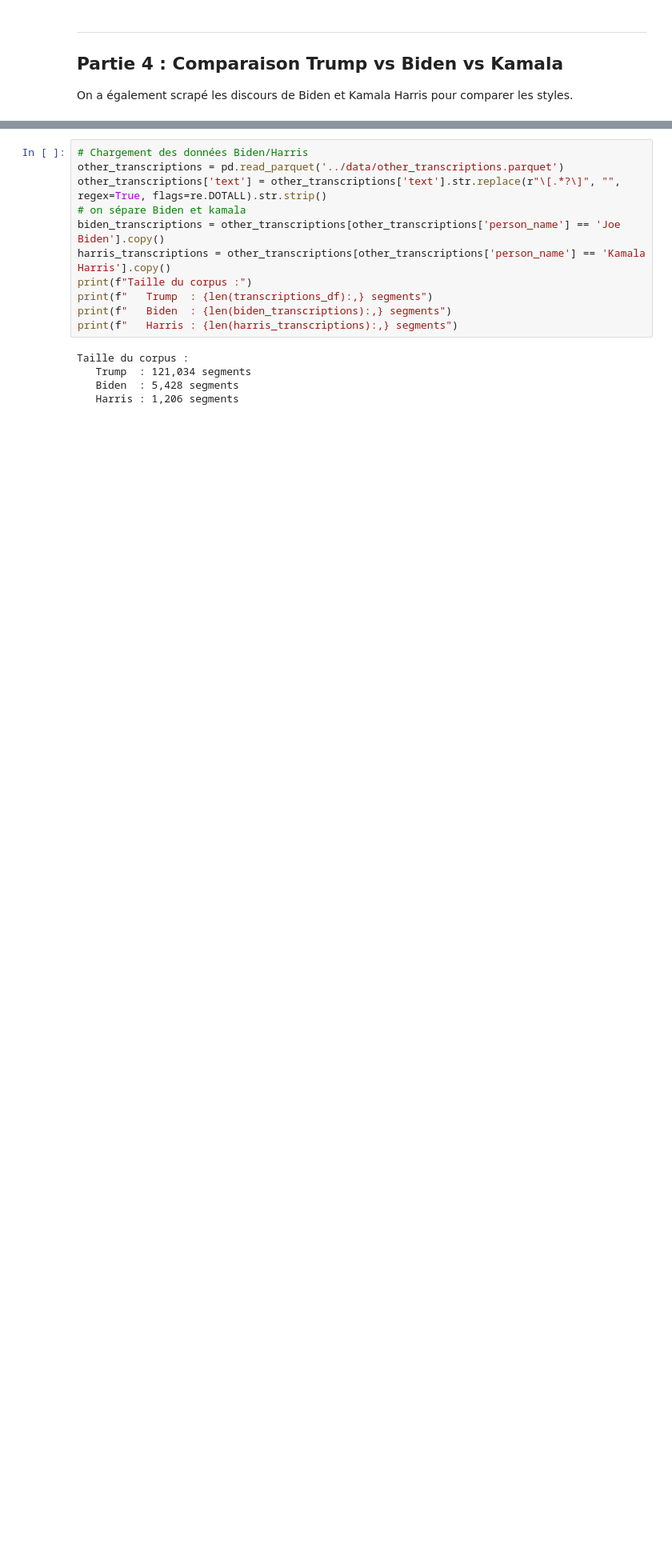
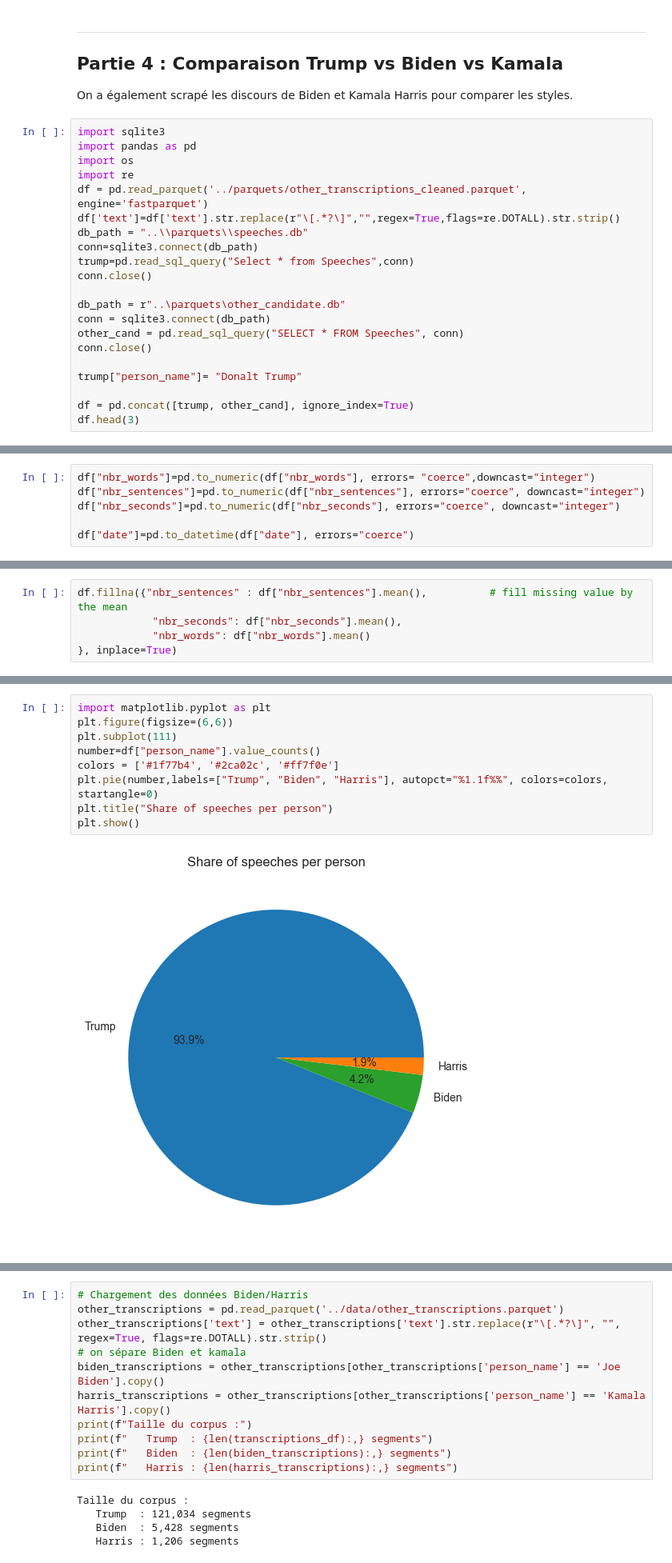
Before and after one commit to NgrimaldiN/Getting-in-Trump-s-Head, a Jupyter notebook: _RENDU FINAL/Final_Notebook.ipynb, the cells around one changed output, grey strips where cells are left out. Shown at 80% size. Drawn from its saved outputs; the diff is of its cells as text; blank space fills up the shorter version.

```diff
--- a/_RENDU FINAL/Final_Notebook.ipynb
+++ b/_RENDU FINAL/Final_Notebook.ipynb
@@ -397,3 +460,24 @@ plt.show()
 ## Partie 4 : Comparaison Trump vs Biden vs Kamala
 
 On a également scrapé les discours de Biden et Kamala Harris pour comparer les styles.
+# %%
+import sqlite3
+import pandas as pd
+import os
+import re
+df = pd.read_parquet('../parquets/other_transcriptions_cleaned.parquet', engine='fastparquet')
+df['text']=df['text'].str.replace(r"\[.*?\]","",regex=True,flags=re.DOTALL).str.strip()
+db_path = "..\\parquets\\speeches.db"
+conn=sqlite3.connect(db_path)
+trump=pd.read_sql_query("Select * from Speeches",conn)
+conn.close()
+
+db_path = r"..\parquets\other_candidate.db"
+conn = sqlite3.connect(db_path)
+other_cand = pd.read_sql_query("SELECT * FROM Speeches", conn)
+conn.close()
+
+trump["person_name"]= "Donalt Trump"
+
+df = pd.concat([trump, other_cand], ignore_index=True)
+df.head(3)
@@ -399,0 +491,6 @@ On a également scrapé les discours de Biden et Kamala Harris pour comparer les
+# %%
+df["nbr_words"]=pd.to_numeric(df["nbr_words"], errors= "coerce",downcast="integer")
+df["nbr_sentences"]=pd.to_numeric(df["nbr_sentences"], errors="coerce", downcast="integer")
+df["nbr_seconds"]=pd.to_numeric(df["nbr_seconds"], errors="coerce", downcast="integer")
+
+df["date"]=pd.to_datetime(df["date"], errors="coerce")
@@ -399,0 +510,5 @@ On a également scrapé les discours de Biden et Kamala Harris pour comparer les
+# %%
+df.fillna({"nbr_sentences" : df["nbr_sentences"].mean(),          # fill missing value by the mean
+            "nbr_seconds": df["nbr_seconds"].mean(),
+            "nbr_words": df["nbr_words"].mean()
+}, inplace=True)
@@ -399,0 +517,11 @@ On a également scrapé les discours de Biden et Kamala Harris pour comparer les
+# %%
+import matplotlib.pyplot as plt
+plt.figure(figsize=(6,6))
+plt.subplot(111)
+number=df["person_name"].value_counts()
+colors = ['#1f77b4', '#2ca02c', '#ff7f0e']
+plt.pie(number,labels=["Trump", "Biden", "Harris"], autopct="%1.1f%%", colors=colors, startangle=0)
+plt.title("Share of speeches per person")
+plt.show()
+# %% [output]
+[figure, added]
```
Also changed, not shown: parts of 20 cells of this notebook, 1 other file.
